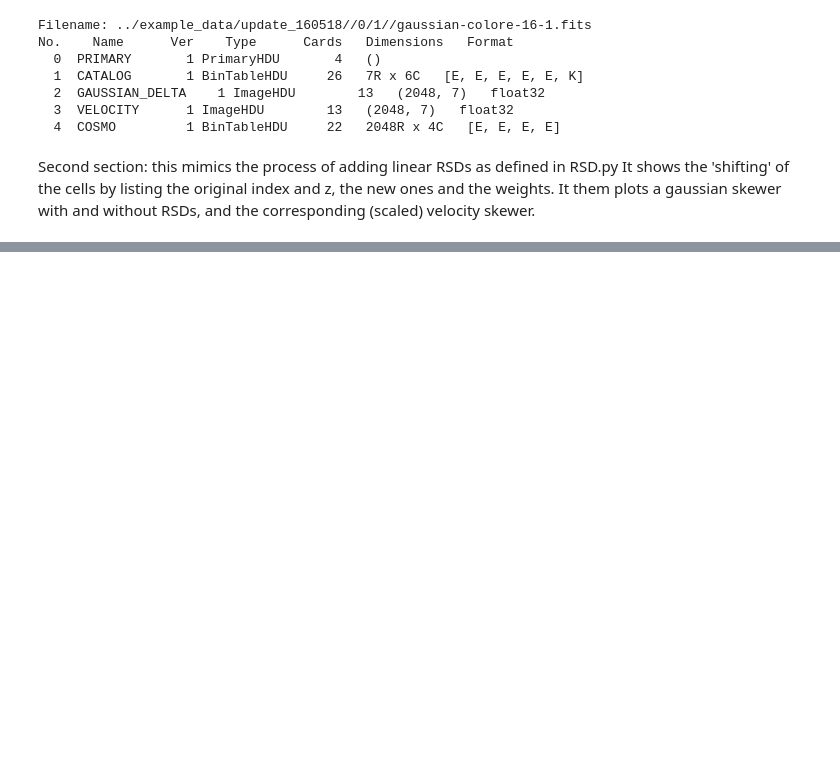
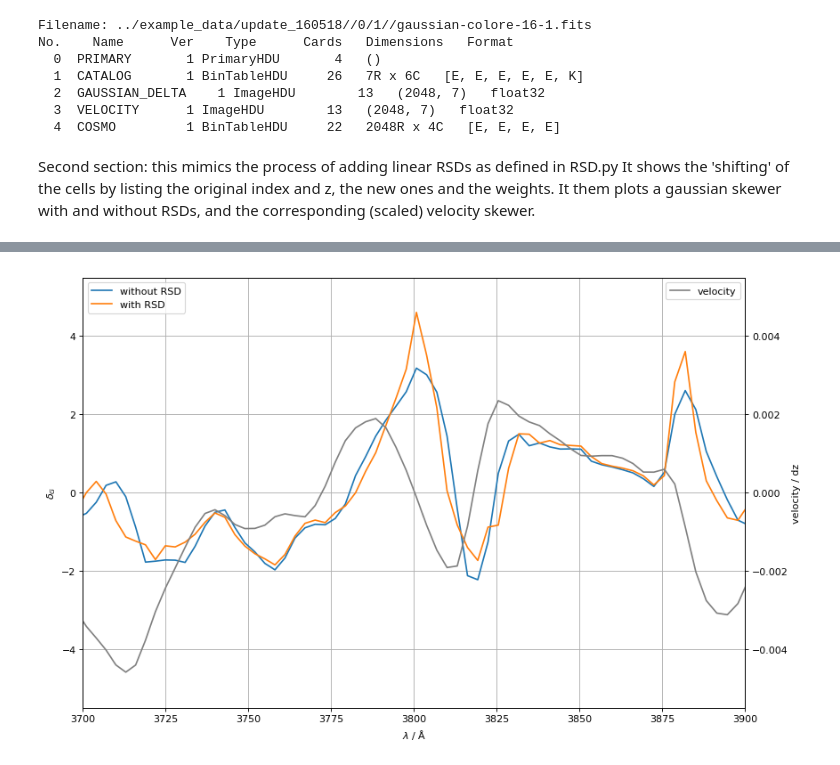
Before and after one commit to igmhub/LyaCoLoRe, a Jupyter notebook: example_scripts/test_RSD.ipynb, the cells around one changed output, grey strips where cells are left out. Saved outputs shown, nothing was run; the diff lists cells and outputs as text; code cells hidden in the pictures; blank space fills up the shorter version.

```diff
--- a/example_scripts/test_RSD.ipynb
+++ b/example_scripts/test_RSD.ipynb
@@ -183,0 +184,69 @@ plt.show()
+# %%
+def align_yaxis(ax1, v1, ax2, v2):
+    """adjust ax2 ylimit so that v2 in ax2 is aligned to v1 in ax1"""
+    _, y1 = ax1.transData.transform((0, v1))
+    _, y2 = ax2.transData.transform((0, v2))
+    inv = ax2.transData.inverted()
+    _, dy = inv.transform((0, 0)) - inv.transform((0, y1-y2))
+    miny, maxy = ax2.get_ylim()
+    ax2.set_ylim(miny+dy, maxy+dy)
+# %%
+fig, ax1 = plt.subplots(figsize=(12, 8), dpi= 80, facecolor='w', edgecolor='k')
+lambdas = lya*(1+Z)
+
+#for future: colour using the velocity gradient
+velocity_skewer_gradient = np.zeros(velocity_skewer.shape)
+velocity_skewer_gradient[0] = (velocity_skewer[0]-velocity_skewer[1])/(lambdas[0]-lambdas[1])
+velocity_skewer_gradient[-1] = (velocity_skewer[-2]-velocity_skewer[-1])/(lambdas[-2]-lambdas[-1])
+for i in range(1,velocity_skewer.shape[0]-1):
+    velocity_skewer_gradient[i] += (velocity_skewer[i-1]-velocity_skewer[i+1])/(lambdas[i-1]-lambdas[i+1])
+
+from matplotlib.colors import ListedColormap, BoundaryNorm
+cmap=plt.get_cmap('RdBu')
+max_vel_grad = max(abs(velocity_skewer_gradient))
+norm = BoundaryNorm([-max_vel_grad,max_vel_grad], cmap.N)
+
+ax1.plot(lambdas,gaussian_skewer,label='without RSD')
+ax1.set_xlabel('$\lambda$ / Å')
+ax1.set_ylabel('$\delta_G$')
+
+ax2 = ax1.twinx()
+color = 'tab:blue'
+ax2.plot(lambdas,velocity_skewer,label='velocity',c=(0.5,0.5,0.5))
+ax2.set_ylabel('velocity / dz')
+
+#align the axes at 0
+align_yaxis(ax1, 0, ax2, 0)
+
+#set the first axis ticks
+ax1.set_ylim(-5.5,5.5)
+ylim1 = ax1.get_ylim()
+len1 = ylim1[1]-ylim1[0]
+yticks1 = ax1.get_yticks()
+rel_dist = [(y-ylim1[0])/len1 for y in yticks1]
+
+#set the second axis ticks
+ax2.set_ylim(-0.0055,0.0055)
+ylim2 = ax2.get_ylim()
+len2 = ylim2[1]-ylim2[0]
+yticks2 = [ry*len2+ylim2[0] for ry in rel_dist]
+ax2.set_yticks(yticks2)
+ax2.set_ylim(ylim2)
+
+#set legends and grids
+ax1.legend(loc='upper left')
+ax2.legend(loc='upper right')
+ax1.yaxis.grid()
+ax1.xaxis.grid()
+
+plt.xlim(x_lower,x_upper)
+plt.savefig('RSD_example_without_RSD.pdf')
+
+ax1.plot(lambdas,new_gaussian_skewer,label='with RSD')
+ax1.legend(loc='upper left')
+ax2.legend(loc='upper right')
+plt.savefig('RSD_example_with_RSD.pdf')
+
+plt.show()
+# %% [output]
+[figure, added]
```
Also changed, not shown: parts of 3 cells of this notebook, 3 other files.
